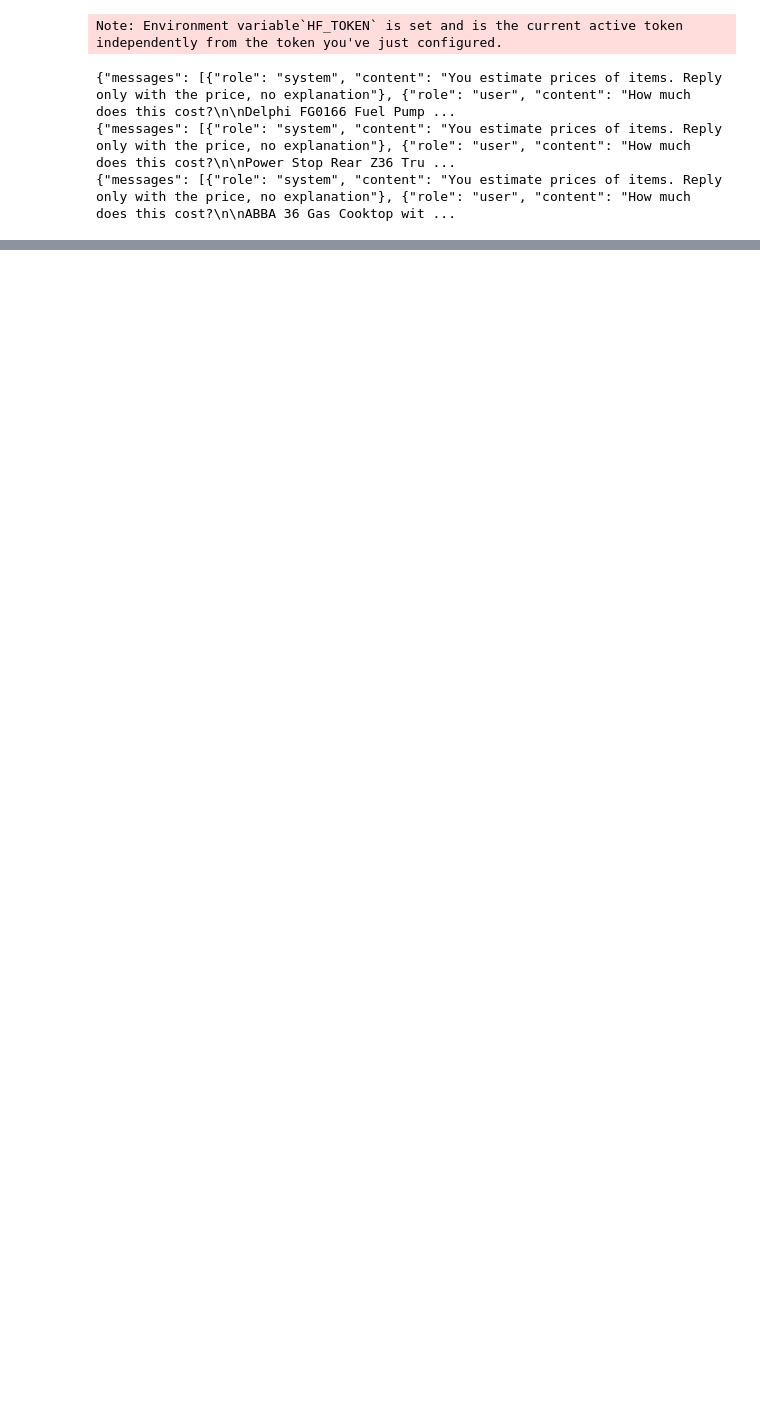
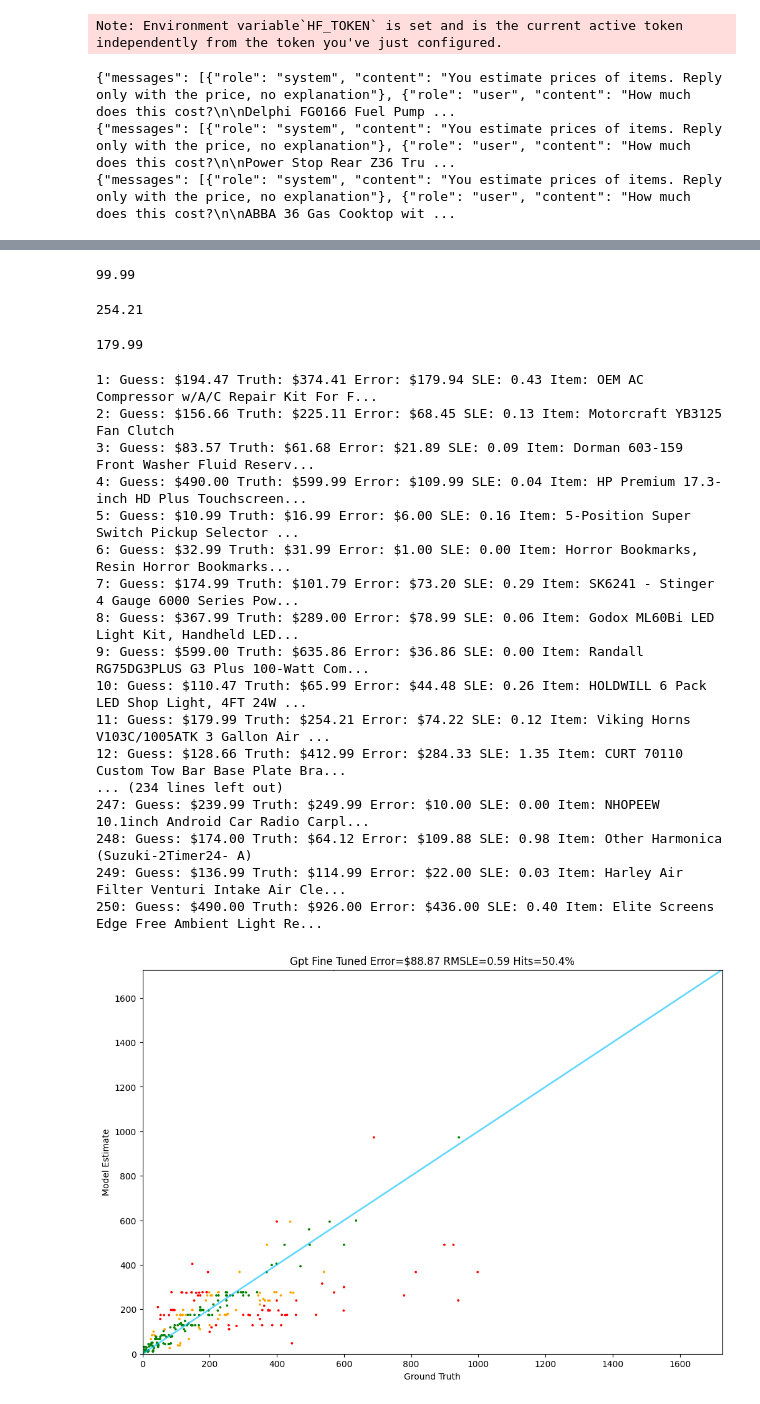
Before and after one commit to Soroushav/llm_basics, a Jupyter notebook: price_predict/fine_tune_openai.ipynb, the cells around one changed output, grey strips where cells are left out. Saved outputs shown, nothing was run; the diff lists cells and outputs as text; code cells hidden in the pictures; blank space fills up the shorter version.

Commit message:
price predict project

```diff
--- a/price_predict/fine_tune_openai.ipynb
+++ b/price_predict/fine_tune_openai.ipynb
@@ -117,0 +136,58 @@ openai.fine_tuning.jobs.list_events(fine_tuning_job_id=job_id, limit=20).data
+# %%
+model_fine_tuned = openai.fine_tuning.jobs.retrieve(job_id).fine_tuned_model
+# %%
+def messages_for(item):
+    system_message = "You estimate prices of items. Reply only with the price, no explanation"
+    user_prompt = item.test_prompt().replace(" to the nearest dollar","").replace("\n\nPrice is $","")
+    return [
+        {"role": "system", "content": system_message},
+        {"role": "user", "content": user_prompt},
+        {"role": "assistant", "content": "Price is $"}
+    ]
+# %%
+import re
+def get_price(s):
+    s = s.replace('$','').replace(',','')
+    match = re.search(r"[-+]?\d*\.\d+|\d+", s)
+    return float(match.group()) if match else 0
+# %%
+get_price("The price is roughly $99.99 because blah blah")
+# %% [output]
+99.99
+# %%
+def gpt_fine_tuned(item):
+    response = openai.chat.completions.create(
+        model=model_fine_tuned,
+        messages=messages_for(item),
+        seed=42,
+        max_tokens=7
+    )
+    reply = response.choices[0].message.content
+    return get_price(reply)
+# %%
+print(test[10].price)
+gpt_fine_tuned(test[10])
+# %% [output]
+254.21
+179.99
+# %%
+Tester.test(gpt_fine_tuned, test)
+# %% [output]
+1: Guess: $194.47 Truth: $374.41 Error: $179.94 SLE: 0.43 Item: OEM AC Compressor w/A/C Repair Kit For F...
+2: Guess: $156.66 Truth: $225.11 Error: $68.45 SLE: 0.13 Item: Motorcraft YB3125 Fan Clutch
+3: Guess: $83.57 Truth: $61.68 Error: $21.89 SLE: 0.09 Item: Dorman 603-159 Front Washer Fluid Reserv...
+4: Guess: $490.00 Truth: $599.99 Error: $109.99 SLE: 0.04 Item: HP Premium 17.3-inch HD Plus Touchscreen...
+5: Guess: $10.99 Truth: $16.99 Error: $6.00 SLE: 0.16 Item: 5-Position Super Switch Pickup Selector ...
+6: Guess: $32.99 Truth: $31.99 Error: $1.00 SLE: 0.00 Item: Horror Bookmarks, Resin Horror Bookmarks...
+7: Guess: $174.99 Truth: $101.79 Error: $73.20 SLE: 0.29 Item: SK6241 - Stinger 4 Gauge 6000 Series Pow...
+8: Guess: $367.99 Truth: $289.00 Error: $78.99 SLE: 0.06 Item: Godox ML60Bi LED Light Kit, Handheld LED...
+9: Guess: $599.00 Truth: $635.86 Error: $36.86 SLE: 0.00 Item: Randall RG75DG3PLUS G3 Plus 100-Watt Com...
+10: Guess: $110.47 Truth: $65.99 Error: $44.48 SLE: 0.26 Item: HOLDWILL 6 Pack LED Shop Light, 4FT 24W ...
+11: Guess: $179.99 Truth: $254.21 Error: $74.22 SLE: 0.12 Item: Viking Horns V103C/1005ATK 3 Gallon Air ...
+12: Guess: $128.66 Truth: $412.99 Error: $284.33 SLE: 1.35 Item: CURT 70110 Custom Tow Bar Base Plate Bra...
+... (234 lines left out)
+247: Guess: $239.99 Truth: $249.99 Error: $10.00 SLE: 0.00 Item: NHOPEEW 10.1inch Android Car Radio Carpl...
+248: Guess: $174.00 Truth: $64.12 Error: $109.88 SLE: 0.98 Item: Other Harmonica (Suzuki-2Timer24- A)
+249: Guess: $136.99 Truth: $114.99 Error: $22.00 SLE: 0.03 Item: Harley Air Filter Venturi Intake Air Cle...
+250: Guess: $490.00 Truth: $926.00 Error: $436.00 SLE: 0.40 Item: Elite Screens Edge Free Ambient Light Re...
+[figure, added]
```
Also changed, not shown: parts of 18 cells of this notebook.
